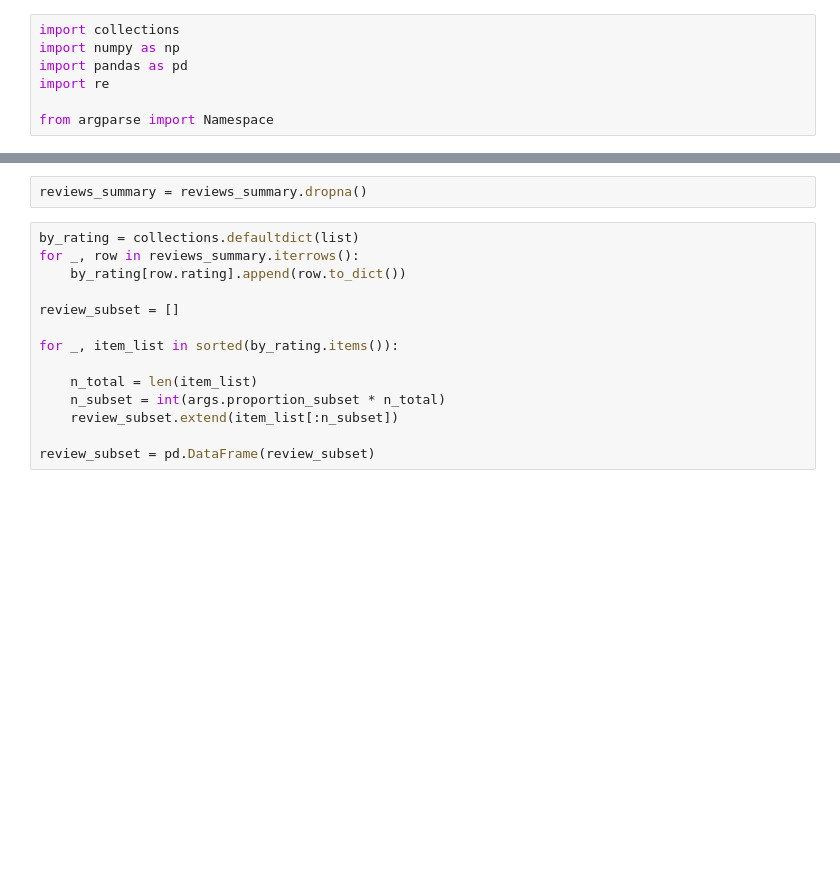
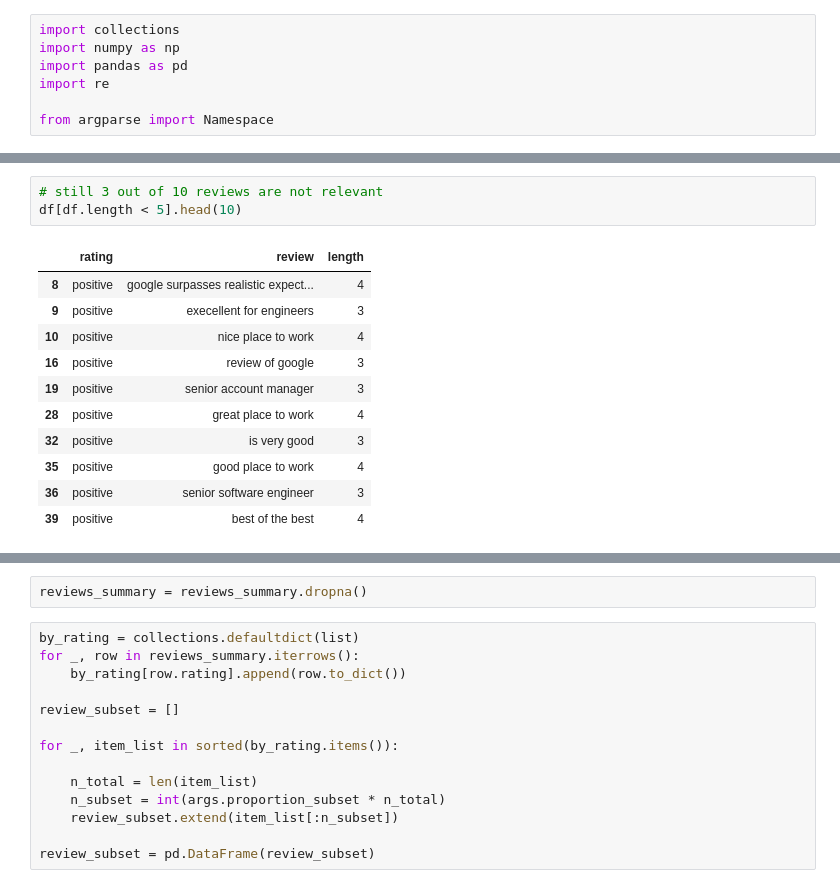
Before and after one commit to ilyarudyak/cs230_project, a Jupyter notebook: company_ratings/data_prep/data_prep.ipynb, the cells around one changed output, grey strips where cells are left out. Drawn from its saved outputs; the diff is of its cells as text; blank space fills up the shorter version.

```diff
--- a/company_ratings/data_prep/data_prep.ipynb
+++ b/company_ratings/data_prep/data_prep.ipynb
@@ -22,0 +175,15 @@ args = Namespace(
+# %%
+# still 3 out of 10 reviews are not relevant
+df[df.length < 5].head(10)
+# %% [output]
+|  | rating | review | length |
+| 8 | positive | google surpasses realistic expect... | 4 |
+| 9 | positive | execellent for engineers | 3 |
+| 10 | positive | nice place to work | 4 |
+| 16 | positive | review of google | 3 |
+| 19 | positive | senior account manager | 3 |
+| 28 | positive | great place to work | 4 |
+| 32 | positive | is very good | 3 |
+| 35 | positive | good place to work | 4 |
+| 36 | positive | senior software engineer | 3 |
+| 39 | positive | best of the best | 4 |
```
Also changed, not shown: parts of 36 cells of this notebook, 3 other files.
